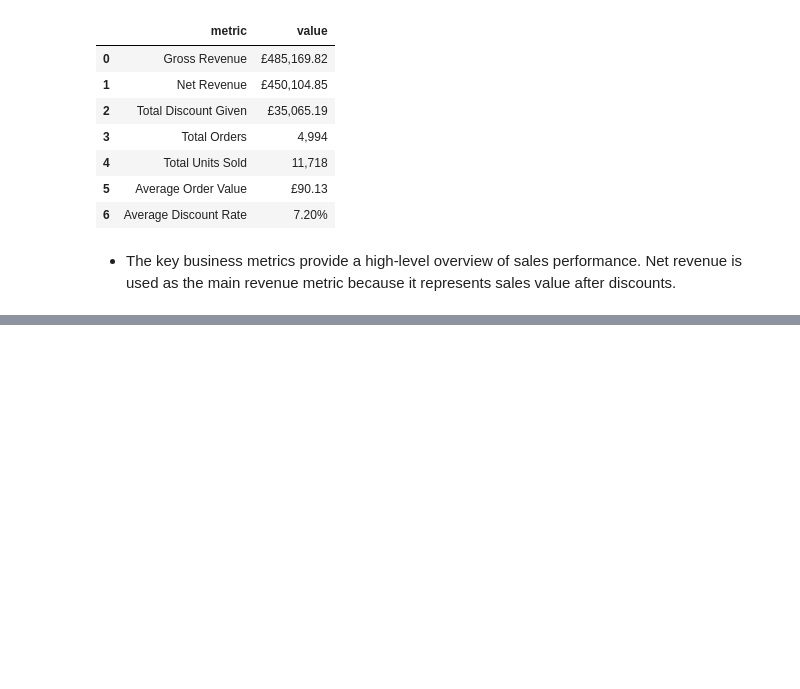
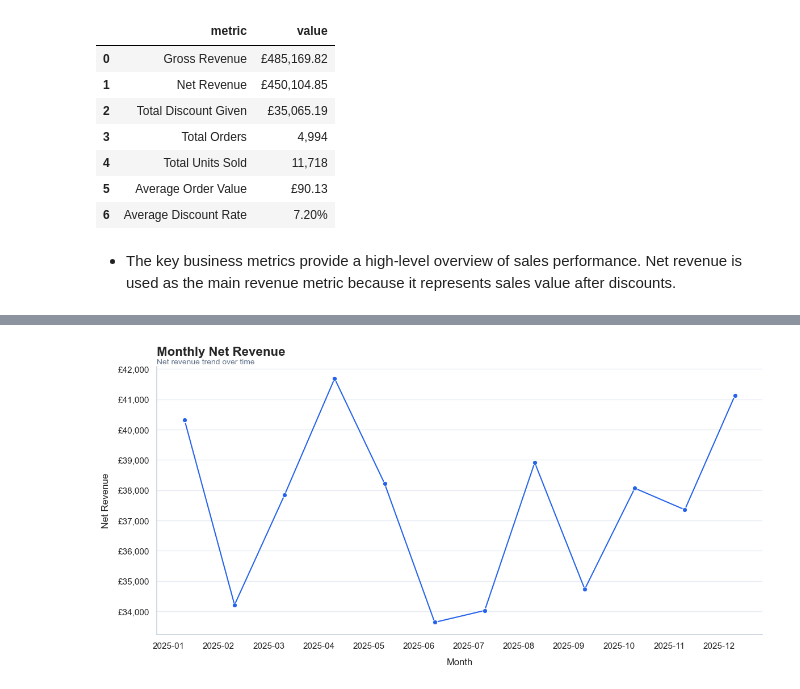
Before and after one commit to JoalysonLima/small-business-sales-analysis, a Jupyter notebook: notebooks/01_sales_cleaning_analysis.ipynb, the cells around one changed output, grey strips where cells are left out. Cells and saved outputs as stored; diff of their text form; code cells hidden in the pictures; blank space fills up the shorter version.

Commit message:
Beginning of Exploratory Data Analysis

```diff
--- a/notebooks/01_sales_cleaning_analysis.ipynb
+++ b/notebooks/01_sales_cleaning_analysis.ipynb
@@ -1527,0 +1729,18 @@ business_summary
+# %%
+monthly_revenue = (
+    sales
+    .groupby("order_month_period", as_index=False)
+    .agg(
+        net_revenue=("net_revenue", "sum"),
+        gross_revenue=("gross_revenue", "sum"),
+        total_orders=("order_id", "nunique"),
+        total_units=("quantity", "sum"),
+        total_discount=("discount_amount", "sum")
+    )
+)
+
+monthly_revenue["average_order_value"] = (
+    monthly_revenue["net_revenue"] / monthly_revenue["total_orders"]
+).round(2)
+
+monthly_revenue
@@ -1527,0 +1761,38 @@ business_summary
+# %%
+fig, ax = plt.subplots(figsize=(12, 6))
+
+sns.lineplot(
+    data=monthly_revenue,
+    x="order_month_period",
+    y="net_revenue",
+    marker="o",
+    color=ecommerce_palette["primary"],
+    ax=ax
+)
+
+style_ax(
+    ax,
+    title="Monthly Net Revenue",
+    subtitle="Net revenue trend over time",
+    xlabel="Month",
+    ylabel="Net Revenue"
+)
+
+apply_currency_to_axis(
+    ax,
+    axis="y",
+    currency_symbol="£"
+)
+
+plt.xticks(ha="right")
+plt.tight_layout()
+
+plt.savefig(
+    FIGURES_PATH / "monthly_net_revenue.png",
+    dpi=300,
+    bbox_inches="tight"
+)
+
+plt.show()
+# %% [output]
+[figure, added]
```
Also changed, not shown: parts of 24 cells of this notebook, 3 other files.
